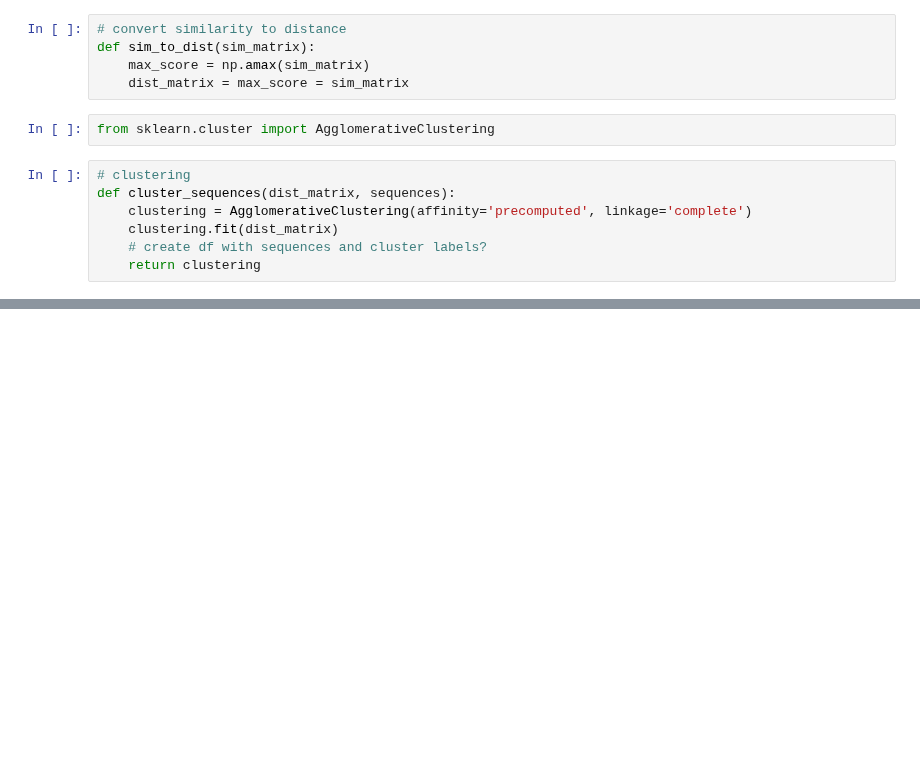
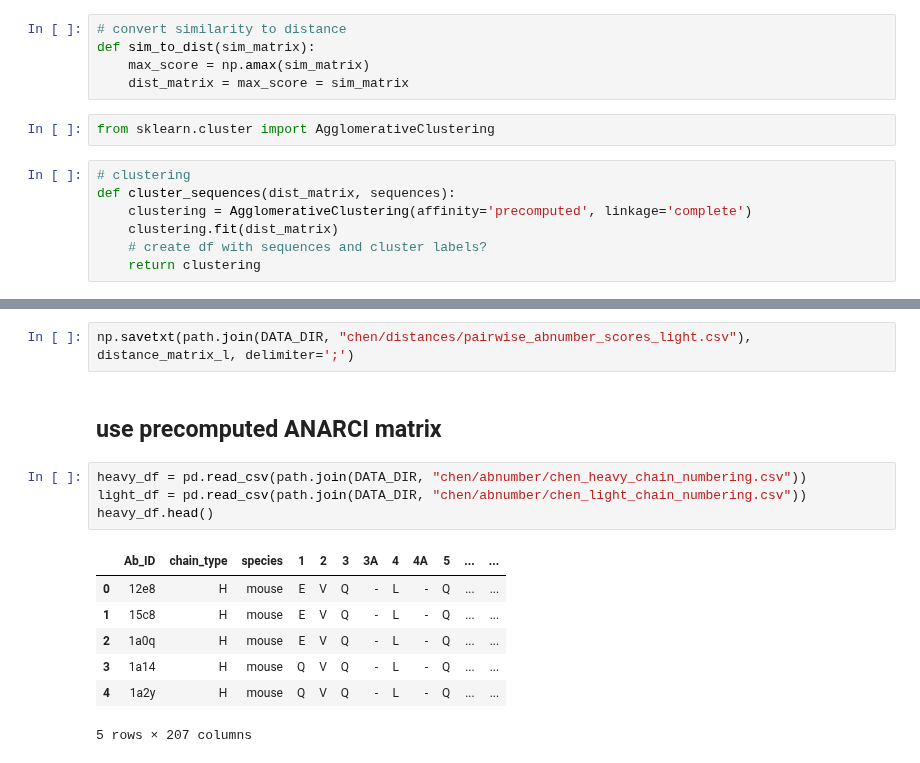
Before and after one commit to kvetab/di-pred, a Jupyter notebook: notebooks/experiments/data_split.ipynb, the cells around one changed output, grey strips where cells are left out. Drawn from its saved outputs; the diff is of its cells as text; blank space fills up the shorter version.

```diff
--- a/notebooks/experiments/data_split.ipynb
+++ b/notebooks/experiments/data_split.ipynb
@@ -158,0 +368,16 @@ def cluster_sequences(dist_matrix, sequences):
+# %%
+np.savetxt(path.join(DATA_DIR, "chen/distances/pairwise_abnumber_scores_light.csv"), distance_matrix_l, delimiter=';')
+# %% [markdown]
+## use precomputed ANARCI matrix
+# %%
+heavy_df = pd.read_csv(path.join(DATA_DIR, "chen/abnumber/chen_heavy_chain_numbering.csv"))
+light_df = pd.read_csv(path.join(DATA_DIR, "chen/abnumber/chen_light_chain_numbering.csv"))
+heavy_df.head()
+# %% [output]
+|  | Ab_ID | chain_type | species | 1 | 2 | 3 | 3A | 4 | 4A | 5 | ... | ... |
+| 0 | 12e8 | H | mouse | E | V | Q | - | L | - | Q | ... | ... |
+| 1 | 15c8 | H | mouse | E | V | Q | - | L | - | Q | ... | ... |
+| 2 | 1a0q | H | mouse | E | V | Q | - | L | - | Q | ... | ... |
+| 3 | 1a14 | H | mouse | Q | V | Q | - | L | - | Q | ... | ... |
+| 4 | 1a2y | H | mouse | Q | V | Q | - | L | - | Q | ... | ... |
+5 rows × 207 columns
```
Also changed, not shown: parts of 57 cells of this notebook, 2 other files.
